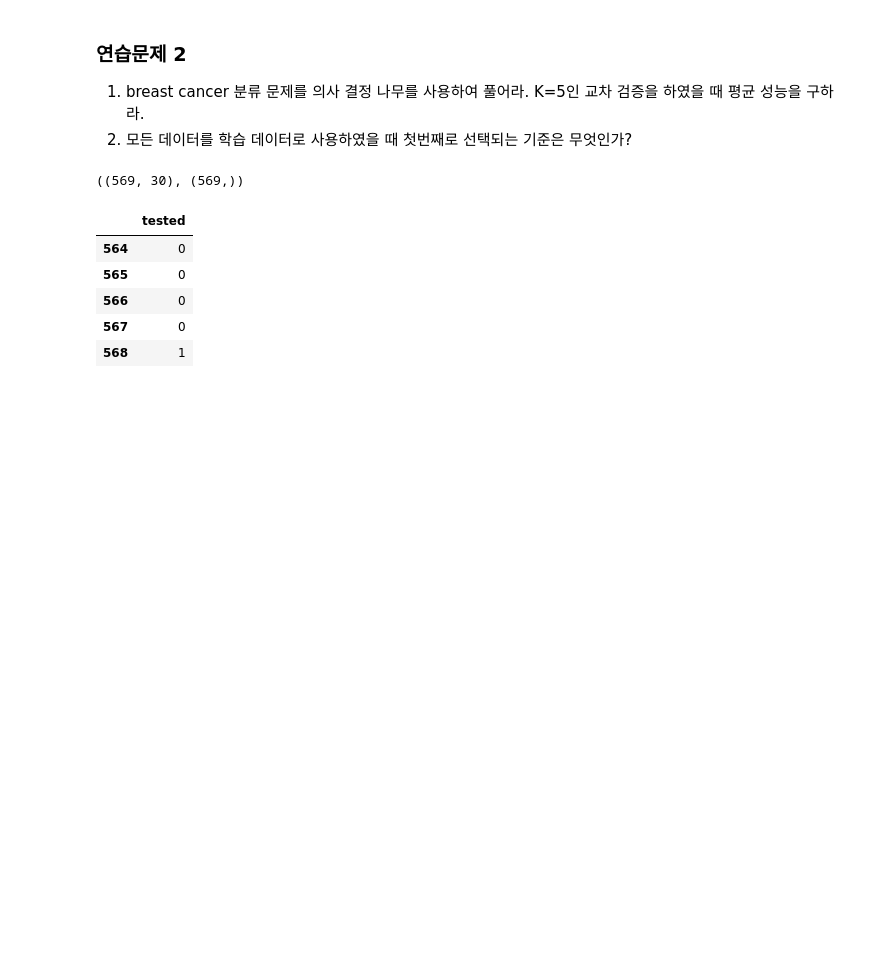
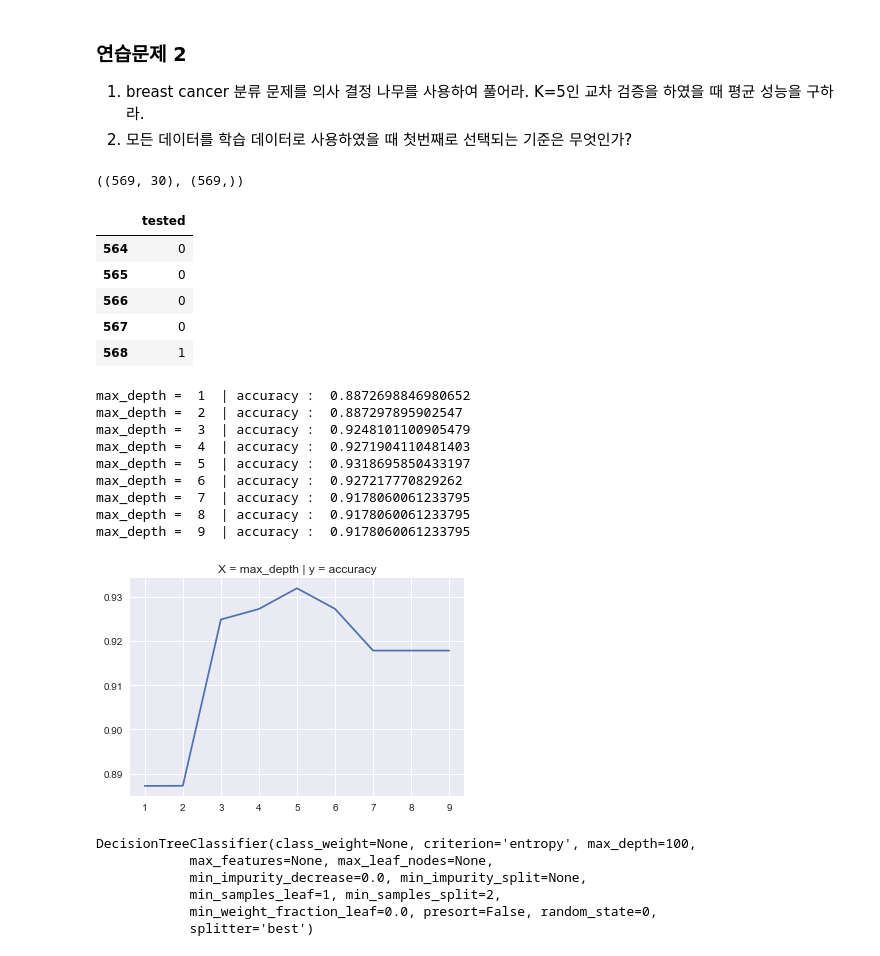
Before and after one commit to seokyeongheo/TIL, a Jupyter notebook: 06_classification/05_decisiontree.ipynb, the cells around one changed output. Saved outputs shown, nothing was run; the diff lists cells and outputs as text; code cells hidden in the pictures; blank space fills up the shorter version.

Commit message:
classification-trainning-04-decisiontree-01-breastcancerdatasets

```diff
--- a/06_classification/05_decisiontree.ipynb
+++ b/06_classification/05_decisiontree.ipynb
@@ -435,3 +435,41 @@ dfy2.tail()
 | 566 | 0 |
 | 567 | 0 |
 | 568 | 1 |
+# %%
+from sklearn.model_selection import train_test_split
+X_train, X_test, y_train, y_test = train_test_split(dfX2, dfy2, test_size=0.25, random_state=0)
+# %%
+accuracy = []
+
+for i in range(1, 10):
+    model_cancer = DecisionTreeClassifier(criterion='entropy', max_depth=100, random_state=0).fit(X, y)
+    result = np.mean(cross_val_score(model_cancer, X_train, y_train, scoring='accuracy', cv=5))
+    accuracy.append(result)
+    print("max_depth = ", i, " | accuracy : ", result)
+
+plt.title("X = max_depth | y = accuracy")
+plt.plot(range(1, 10), accuracy)
+plt.show()
+    # max_depth가 4일때, 평균 accuracy 성능이 가장 좋다.
+# %% [output]
+max_depth =  1  | accuracy :  0.8872698846980652
+max_depth =  2  | accuracy :  0.887297895902547
+max_depth =  3  | accuracy :  0.9248101100905479
+max_depth =  4  | accuracy :  0.9271904110481403
+max_depth =  5  | accuracy :  0.9318695850433197
+max_depth =  6  | accuracy :  0.927217770829262
+max_depth =  7  | accuracy :  0.9178060061233795
+max_depth =  8  | accuracy :  0.9178060061233795
+max_depth =  9  | accuracy :  0.9178060061233795
+[figure, added]
+# %%
+from sklearn.tree import DecisionTreeClassifier
+model_cancer = DecisionTreeClassifier(criterion='entropy', max_depth=100, min_samples_leaf=1, random_state=0).fit(X_train, y_train)
+model_cancer
+# %% [output]
+DecisionTreeClassifier(class_weight=None, criterion='entropy', max_depth=100,
+            max_features=None, max_leaf_nodes=None,
+            min_impurity_decrease=0.0, min_impurity_split=None,
+            min_samples_leaf=1, min_samples_split=2,
+            min_weight_fraction_leaf=0.0, presort=False, random_state=0,
+            splitter='best')
```
Also changed, not shown: parts of 4 cells of this notebook.
